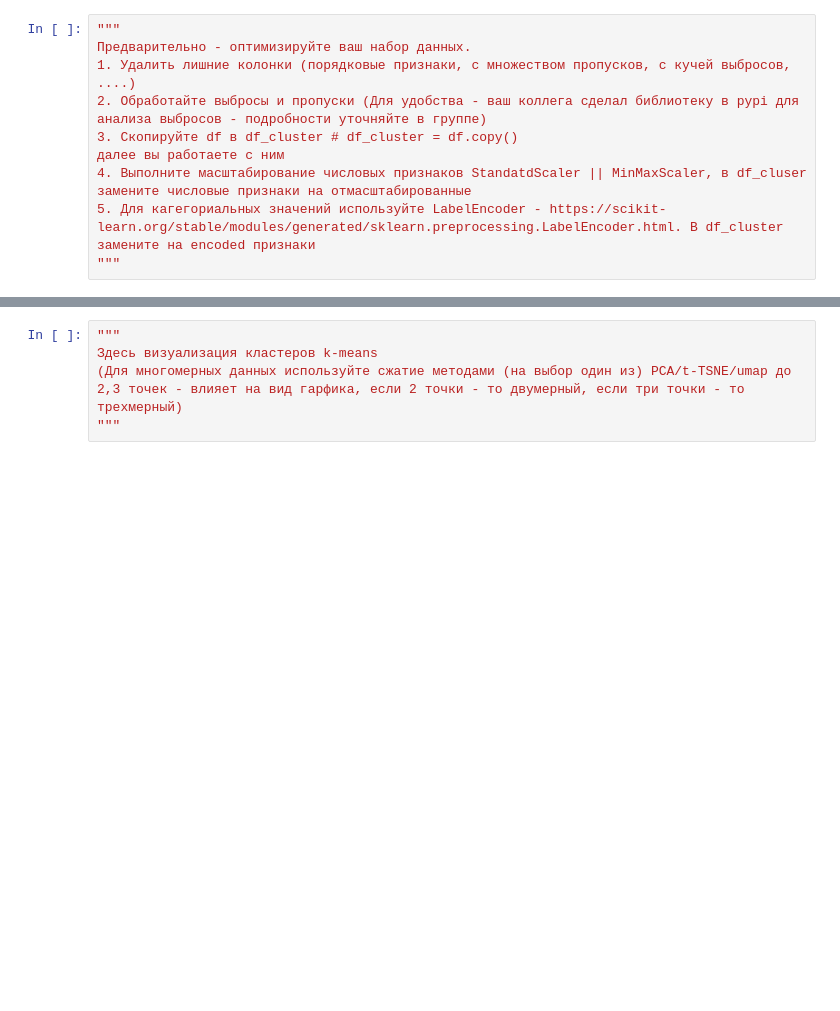
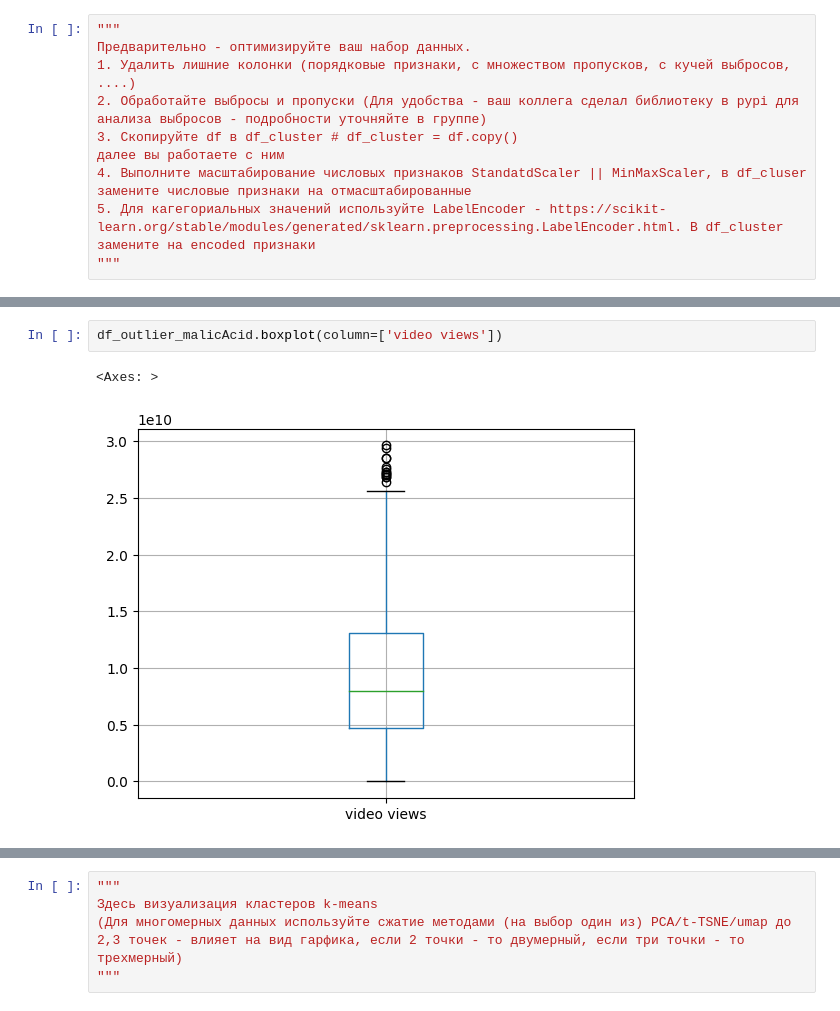
Before and after one commit to lainIvakuraa/machineLearning, a Jupyter notebook: lab4/Задание_4.ipynb, the cells around one changed output, grey strips where cells are left out. Cells and saved outputs as stored; diff of their text form; blank space fills up the shorter version.

```diff
--- a/lab4/Задание_4.ipynb
+++ b/lab4/Задание_4.ipynb
@@ -38,0 +131,5 @@ P.S.S. Служебные комментарии - ячейки с описан
+# %%
+df_outlier_malicAcid.boxplot(column=['video views'])
+# %% [output]
+<Axes: >
+[figure, added]
```
Also changed, not shown: parts of 31 cells of this notebook.
